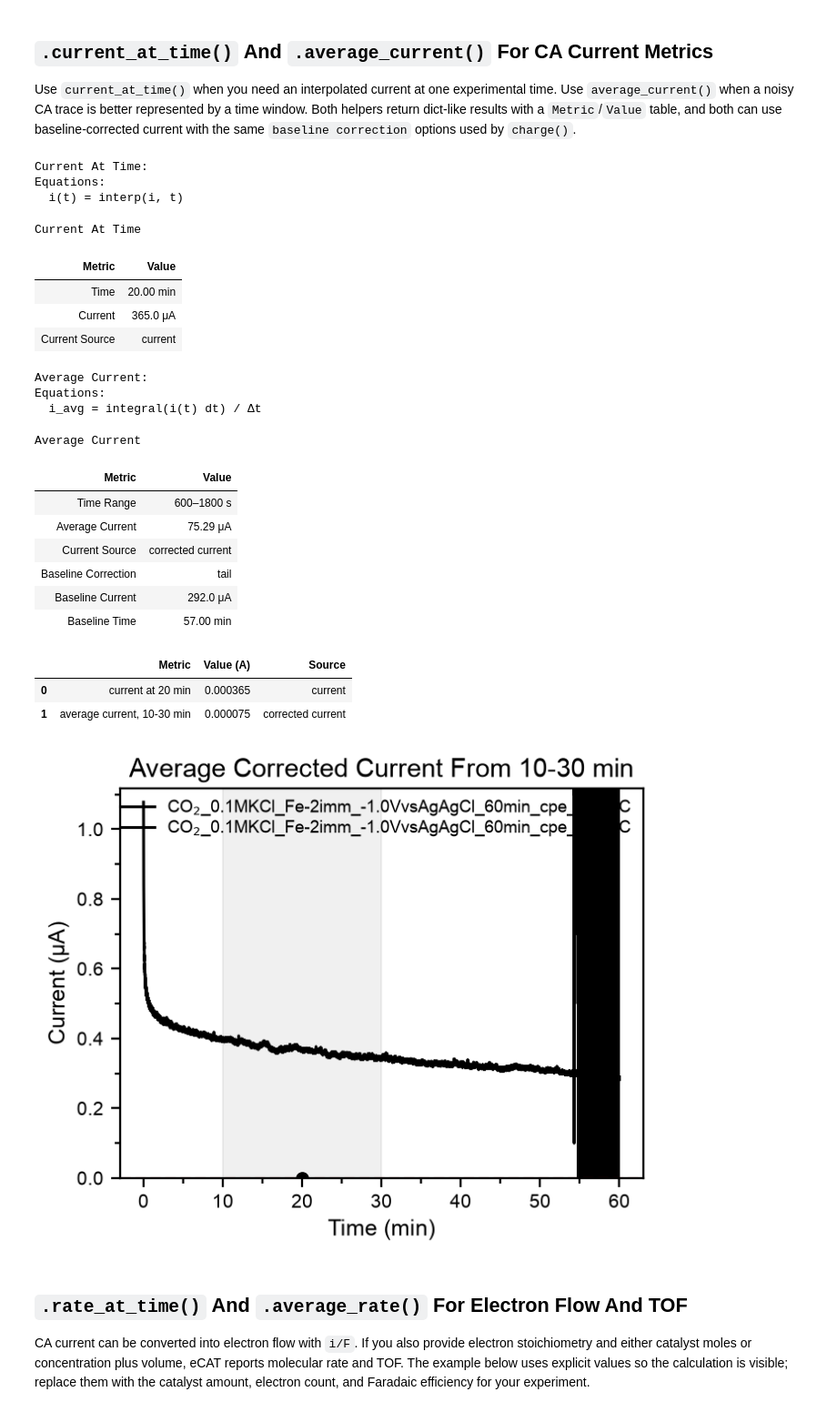
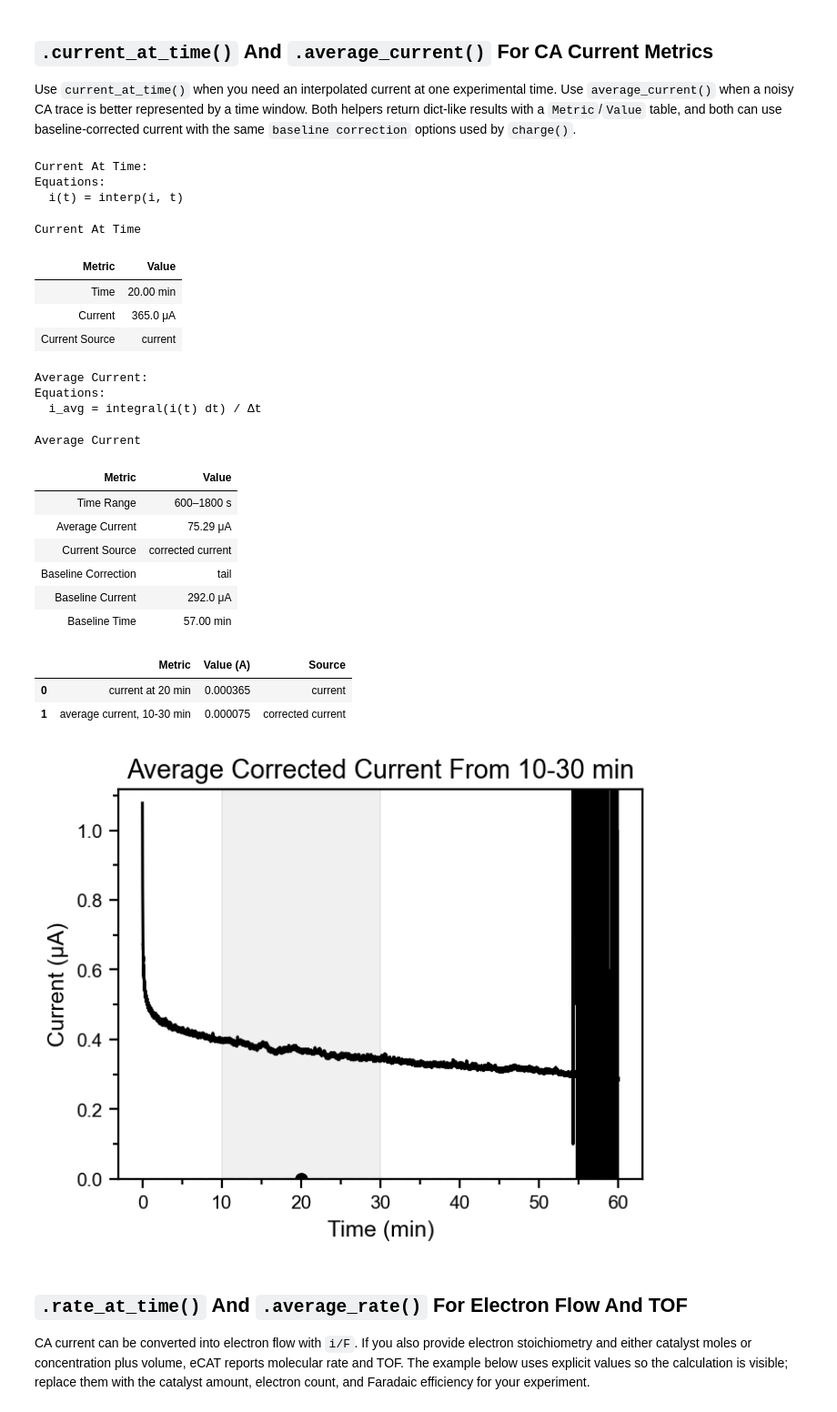
Before and after one commit to ljelissiry/eCAT, a Jupyter notebook: notebooks/06_ca_cp_basics.ipynb, the cells around one changed output. Shown at 91% size. Cells and saved outputs as stored; diff of their text form; code cells hidden in the pictures.

```diff
--- a/notebooks/06_ca_cp_basics.ipynb
+++ b/notebooks/06_ca_cp_basics.ipynb
@@ -155,12 +156,14 @@ Use `current_at_time()` when you need an interpolated current at one experimenta
 # %%
 current_at_20_min = ca.current_at_time(20 * 60, {
     "plot": True,
+    "legend": False,
     "print": True,
     "title": "Current At 20 min",
 })
 
 average_current_10_30_min = ca.average_current([10 * 60, 30 * 60], {
     "plot": True,
+    "legend": False,
     "print": True,
     "corrected current": True,
     "baseline correction": True,
@@ -176,34 +179,34 @@ pd.DataFrame([
     },
     {
         "Metric": "average current, 10-30 min",
         "Value (A)": average_current_10_30_min["average current"],
         "Source": average_current_10_30_min["current source"],
     },
 ])
 # %% [output]
 Current At Time:
 Equations:
   i(t) = interp(i, t)
 Current At Time
 | Metric | Value |
 | Time | 20.00 min |
 | Current | 365.0 μA |
 | Current Source | current |
 Average Current:
 Equations:
   i_avg = integral(i(t) dt) / Δt
 Average Current
 | Metric | Value |
 | Time Range | 600–1800 s |
 | Average Current | 75.29 μA |
 | Current Source | corrected current |
 | Baseline Correction | tail |
 | Baseline Current | 292.0 μA |
 | Baseline Time | 57.00 min |
 |  | Metric | Value (A) | Source |
 | 0 | current at 20 min | 0.000365 | current |
 | 1 | average current, 10-30 min | 0.000075 | corrected current |
-[figure, old version]
+[figure, new version]
 # %% [markdown]
 ## `.rate_at_time()` And `.average_rate()` For Electron Flow And TOF
 
```
Also changed, not shown: parts of 9 cells of this notebook, 20 other files.
